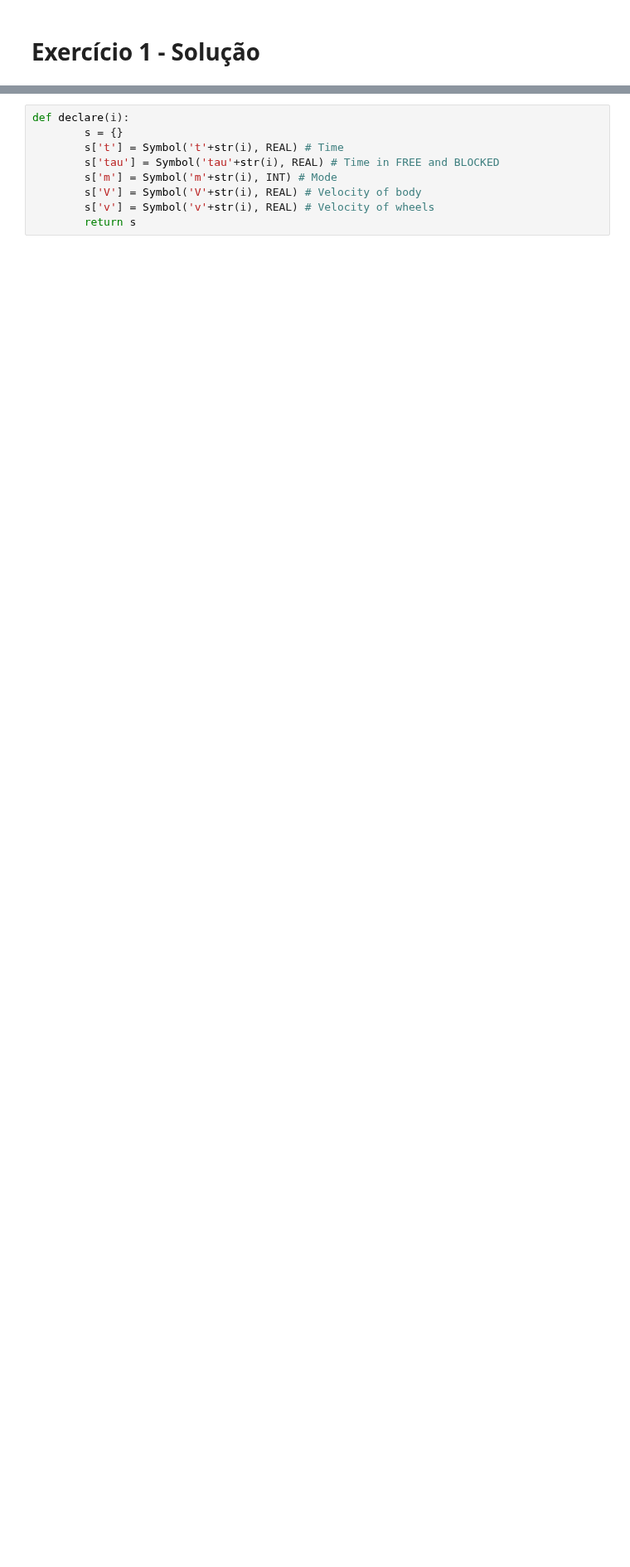
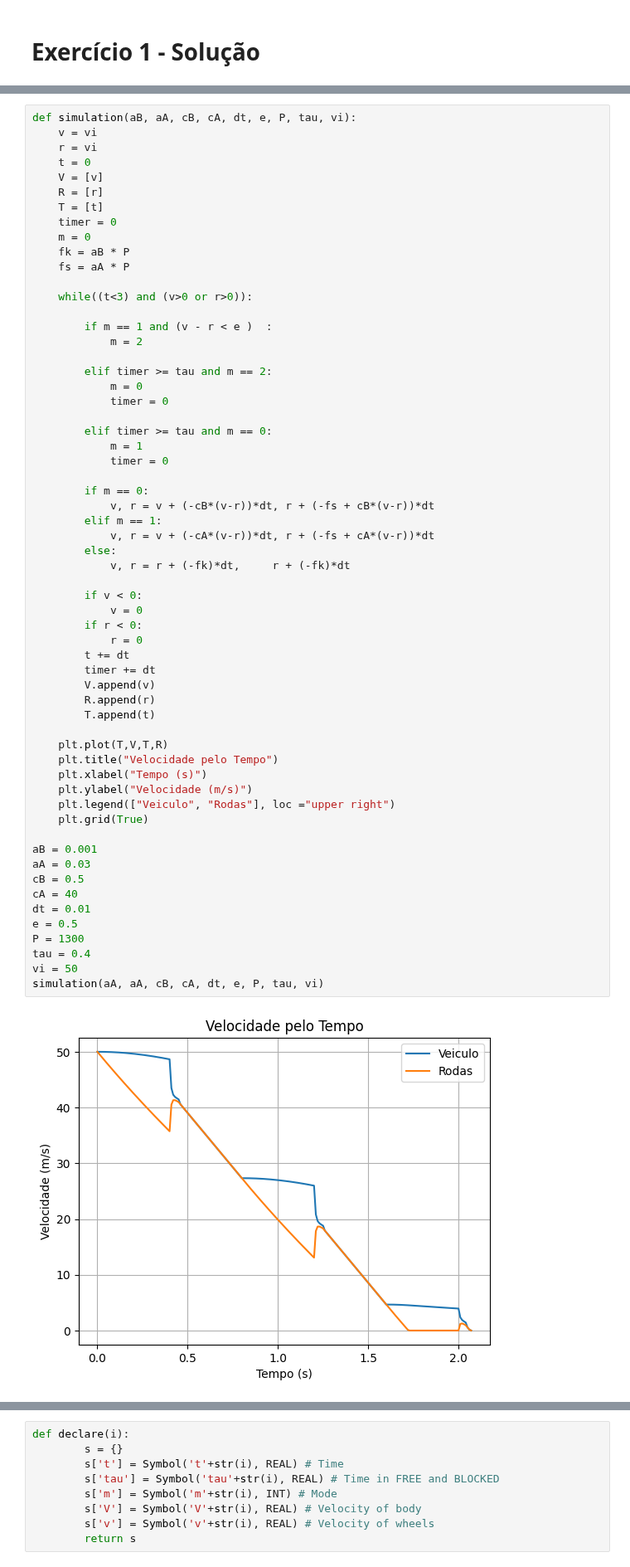
Before and after one commit to greybrunix/LC_PROJ, a Jupyter notebook: TP4/Ex1.ipynb, the cells around one changed output, grey strips where cells are left out. Shown at 83% size. Saved outputs shown, nothing was run; the diff lists cells and outputs as text; blank space fills up the shorter version.

```diff
--- a/TP4/Ex1.ipynb
+++ b/TP4/Ex1.ipynb
@@ -63,0 +69,62 @@ Suponhamos agora que este carro está a deslocar-se num solo plano, nomeadamente
+# %%
+def simulation(aB, aA, cB, cA, dt, e, P, tau, vi):
+    v = vi
+    r = vi
+    t = 0
+    V = [v]
+    R = [r]
+    T = [t]
+    timer = 0
+    m = 0
+    fk = aB * P
+    fs = aA * P
+
+    while((t<3) and (v>0 or r>0)):
+
+        if m == 1 and (v - r < e )  :
+            m = 2
+
+        elif timer >= tau and m == 2:
+            m = 0
+            timer = 0
+
+        elif timer >= tau and m == 0:
+            m = 1
+            timer = 0
+
+        if m == 0:
+            v, r = v + (-cB*(v-r))*dt, r + (-fs + cB*(v-r))*dt
+        elif m == 1:
+            v, r = v + (-cA*(v-r))*dt, r + (-fs + cA*(v-r))*dt
+        else:
+            v, r = r + (-fk)*dt,     r + (-fk)*dt
+
+        if v < 0:
+            v = 0
+        if r < 0:
+            r = 0
+        t += dt
+        timer += dt
+        V.append(v)
+        R.append(r)
+        T.append(t)
+
+    plt.plot(T,V,T,R)
+    plt.title("Velocidade pelo Tempo")
+    plt.xlabel("Tempo (s)")
+    plt.ylabel("Velocidade (m/s)")
+    plt.legend(["Veiculo", "Rodas"], loc ="upper right")
+    plt.grid(True)
+
+aB = 0.001
+aA = 0.03
+cB = 0.5
+cA = 40
+dt = 0.01
+e = 0.5
+P = 1300
+tau = 0.4
+vi = 50
+simulation(aA, aA, cB, cA, dt, e, P, tau, vi)
+# %% [output]
+[figure, added]
```
Also changed, not shown: parts of 5 cells of this notebook.
